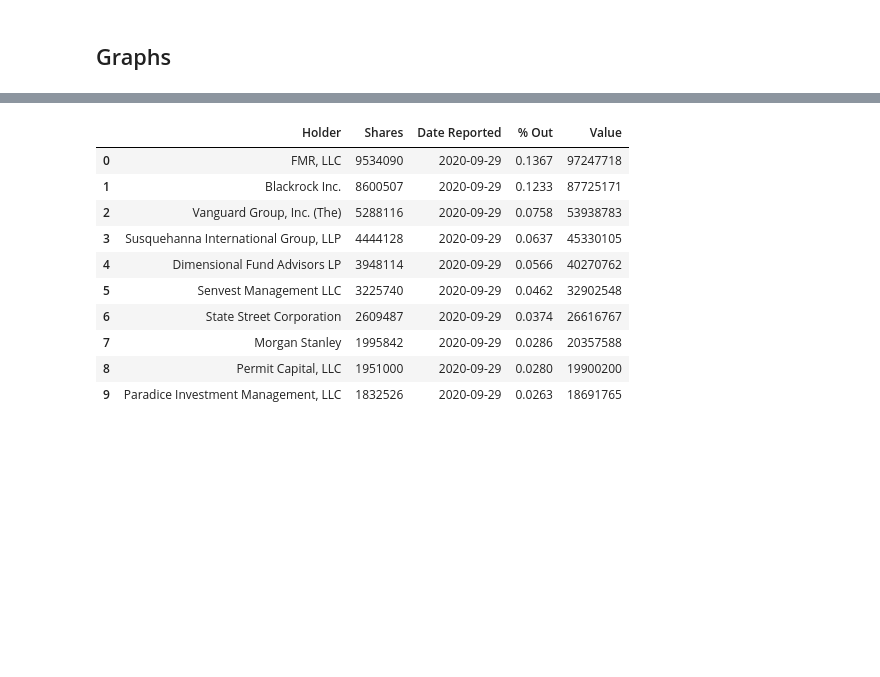
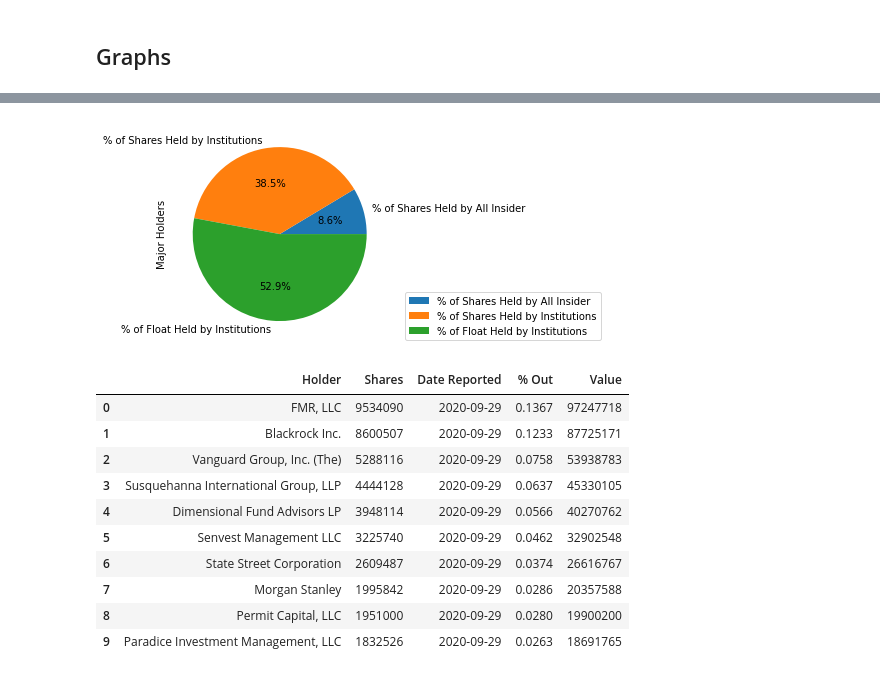
Before and after one commit to The-Short-Squeeze/GameStop-Data, a Jupyter notebook: gme-yfinance.ipynb, the cells around one changed output, grey strips where cells are left out. Cells and saved outputs as stored; diff of their text form; code cells hidden in the pictures; blank space fills up the shorter version.

```diff
--- a/gme-yfinance.ipynb
+++ b/gme-yfinance.ipynb
@@ -143,0 +189,4 @@ gme.major_holders
+# %%
+# Get major holders
+major_holder_df = gme.major_holders
+major_holder_df
@@ -144,3 +199,17 @@ gme.major_holders
+# %%
+# Formatting
+majorclean_df = major_holder_df.drop(3,axis=0)
+majorclean_df = majorclean_df.rename(columns={0:'Major Holders'},index={0:majorclean_df[1][0],1:majorclean_df[1][1],2:majorclean_df[1][2]})
+majorclean_df = majorclean_df.drop(1,axis=1)
+
+# Drop % symbol but keep the rest of the str, then change dtype to float for plotting
+majorclean_df['Major Holders'] = majorclean_df['Major Holders'].str.replace(r'%$','').astype('float')
+
+# Pie plot
+majorclean_df.plot.pie(y='Major Holders',autopct='%1.1f%%').legend(loc='lower right',bbox_to_anchor=(2.0, -0.01))
+plt.show()
+# %% [output]
+[figure, added]
 # %%
 gme.institutional_holders
 # %% [output]
```
Also changed, not shown: parts of 9 cells of this notebook.
